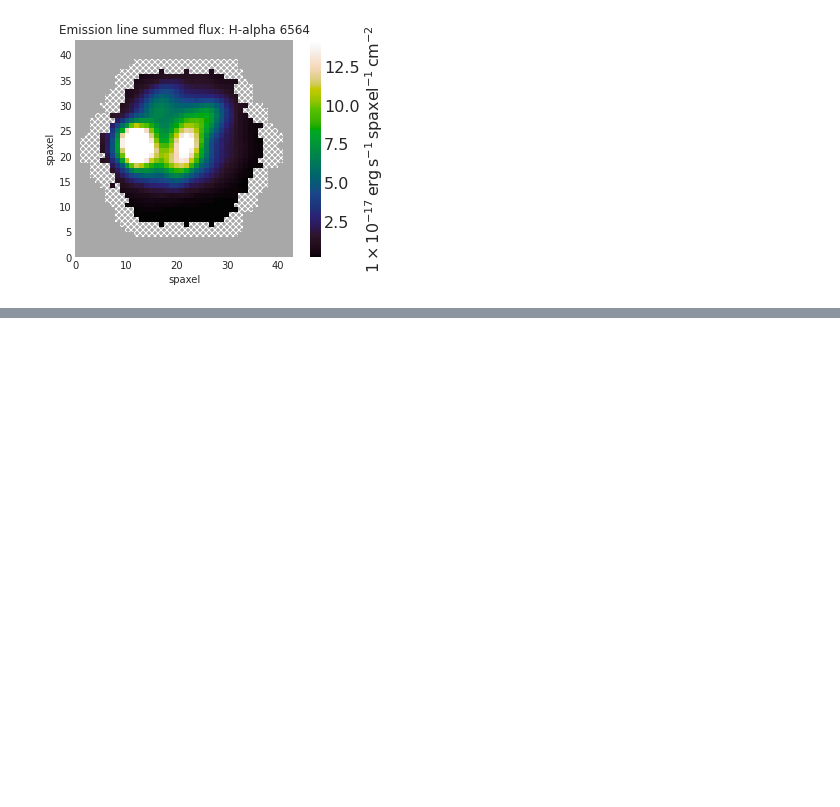
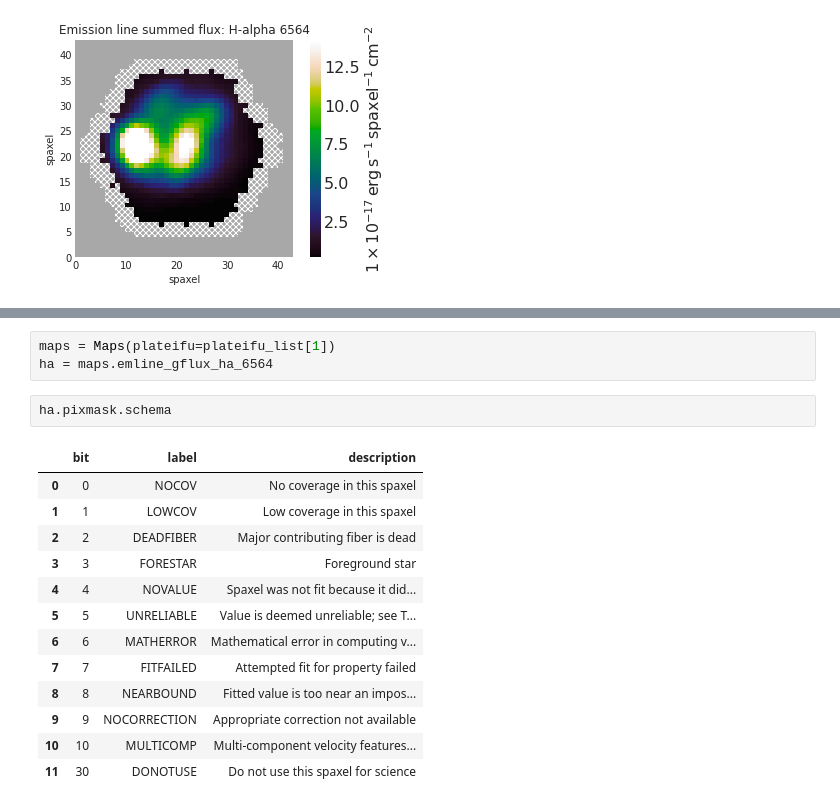
Before and after one commit to CoolTowel/JellyFish, a Jupyter notebook: galaxies.ipynb, the cells around one changed output, grey strips where cells are left out. Saved outputs shown, nothing was run; the diff lists cells and outputs as text; blank space fills up the shorter version.

```diff
--- a/galaxies.ipynb
+++ b/galaxies.ipynb
@@ -143,0 +145,19 @@ mapplot.plot(dapmap=maps[mapnames], fig=figp, ax=axp_map, title=''.join((plateif
+# %%
+maps = Maps(plateifu=plateifu_list[1])
+ha = maps.emline_gflux_ha_6564
+# %%
+ha.pixmask.schema
+# %% [output]
+|  | bit | label | description |
+| 0 | 0 | NOCOV | No coverage in this spaxel |
+| 1 | 1 | LOWCOV | Low coverage in this spaxel |
+| 2 | 2 | DEADFIBER | Major contributing fiber is dead |
+| 3 | 3 | FORESTAR | Foreground star |
+| 4 | 4 | NOVALUE | Spaxel was not fit because it did... |
+| 5 | 5 | UNRELIABLE | Value is deemed unreliable; see T... |
+| 6 | 6 | MATHERROR | Mathematical error in computing v... |
+| 7 | 7 | FITFAILED | Attempted fit for property failed |
+| 8 | 8 | NEARBOUND | Fitted value is too near an impos... |
+| 9 | 9 | NOCORRECTION | Appropriate correction not available |
+| 10 | 10 | MULTICOMP | Multi-component velocity features... |
+| 11 | 30 | DONOTUSE | Do not use this spaxel for science |
```
Also changed, not shown: parts of 3 cells of this notebook, 10 other files.
